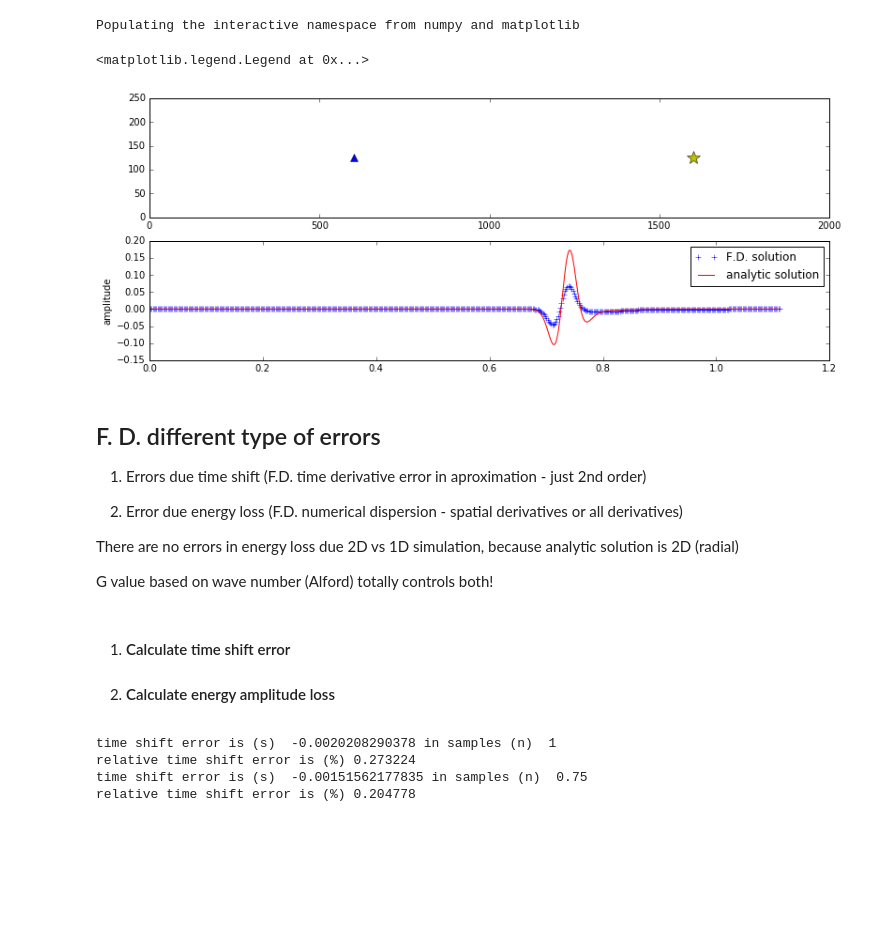
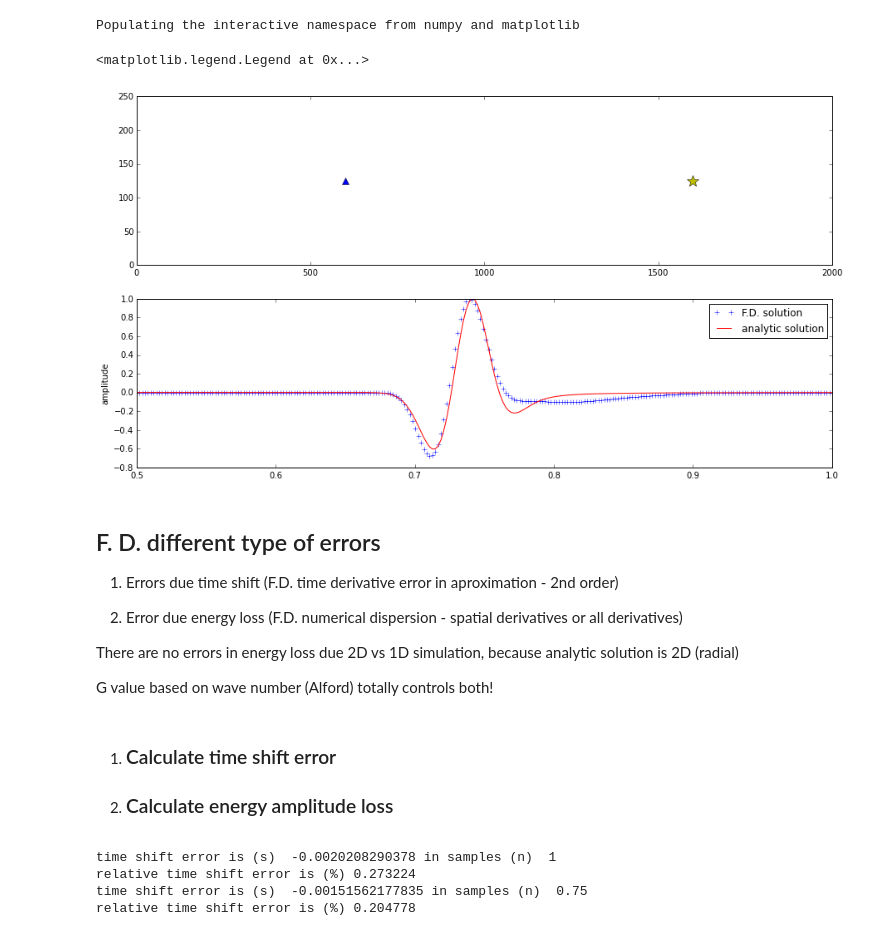
Before and after one commit to eusoubrasileiro/geonumerics, a Jupyter notebook: ipython_notebooks/Fatiando - F.D. vs Analytic Solution.ipynb, the cells around one changed output. Saved outputs shown, nothing was run; the diff lists cells and outputs as text; code cells hidden in the pictures; blank space fills up the shorter version.

Commit message:
updating analytic comparison with F.D. scalar

```diff
--- a/ipython_notebooks/Fatiando - F.D. vs Analytic Solution.ipynb
+++ b/ipython_notebooks/Fatiando - F.D. vs Analytic Solution.ipynb
@@ -128,40 +82,42 @@ sample rate (s)  0.0020208290378  max time (s)  1.11145597079
 # %% [output]
 Populating the interactive namespace from numpy and matplotlib
 # %%
-figure(figsize(13,5))
+figure(figsize(15,8))
 subplot(211)
 plot(zb*dz, xb*dx, 'b^', markersize=8)
 plot(zs*dz, xs*dx, '*y', markersize=15)
 xlim(0, vshape[0]*dz)
 ylim(0, vshape[1]*dx)
-
 subplot(212)
 sensor_b = sim[:, zb, xb]
 t = np.linspace(0., sim.simsize*sim.dt, sim.simsize)
 wfricker = wavefd.Ricker(1., fc, 1./fc)
-analytic_b = wave2d_analytic(abs(zb-zs)*dx, vc, sim.dt, wfricker(t))
+analytic_b = analytic.wave2d_analytic(abs(zb-zs)*dx, vc, sim.dt, wfricker(t))
+
+sensor_b /= np.max(np.abs(sensor_b),axis=0)
+analytic_b /= np.max(np.abs(analytic_b),axis=0)
 plot(t, sensor_b,'b+', label='F.D. solution')
 plot(t, analytic_b, 'r-', label='analytic solution')
+xlim(0.5, 1.0)
 ylabel('amplitude')
 legend()
 # %% [output]
 <matplotlib.legend.Legend at 0x...>
-[figure, old version]
+[figure, new version]
 # %% [markdown]
 ## F. D. different type of errors ##
 
 
-1. Errors due time shift (F.D. time derivative error in aproximation - just 2nd order)
+ 1. Errors due time shift (F.D. time derivative error in aproximation - 2nd order)
 
-2. Error due energy loss (F.D. numerical dispersion - spatial derivatives or all derivatives)<br/>
+ 2. Error due energy loss (F.D. numerical dispersion - spatial derivatives or all derivatives)<br/>
 
 There are no errors in energy loss due 2D vs 1D simulation, because analytic solution is 2D (radial)<br/>
 
 G value based on wave number (Alford) totally controls both!
 # %% [markdown]
-1. #### Calculate time shift error ####
-
-2. #### Calculate energy amplitude loss ####
+1. ### Calculate time shift error
+2. ### Calculate energy amplitude loss
 # %%
 from scipy import signal
 
```
Also changed, not shown: parts of 6 cells of this notebook.
